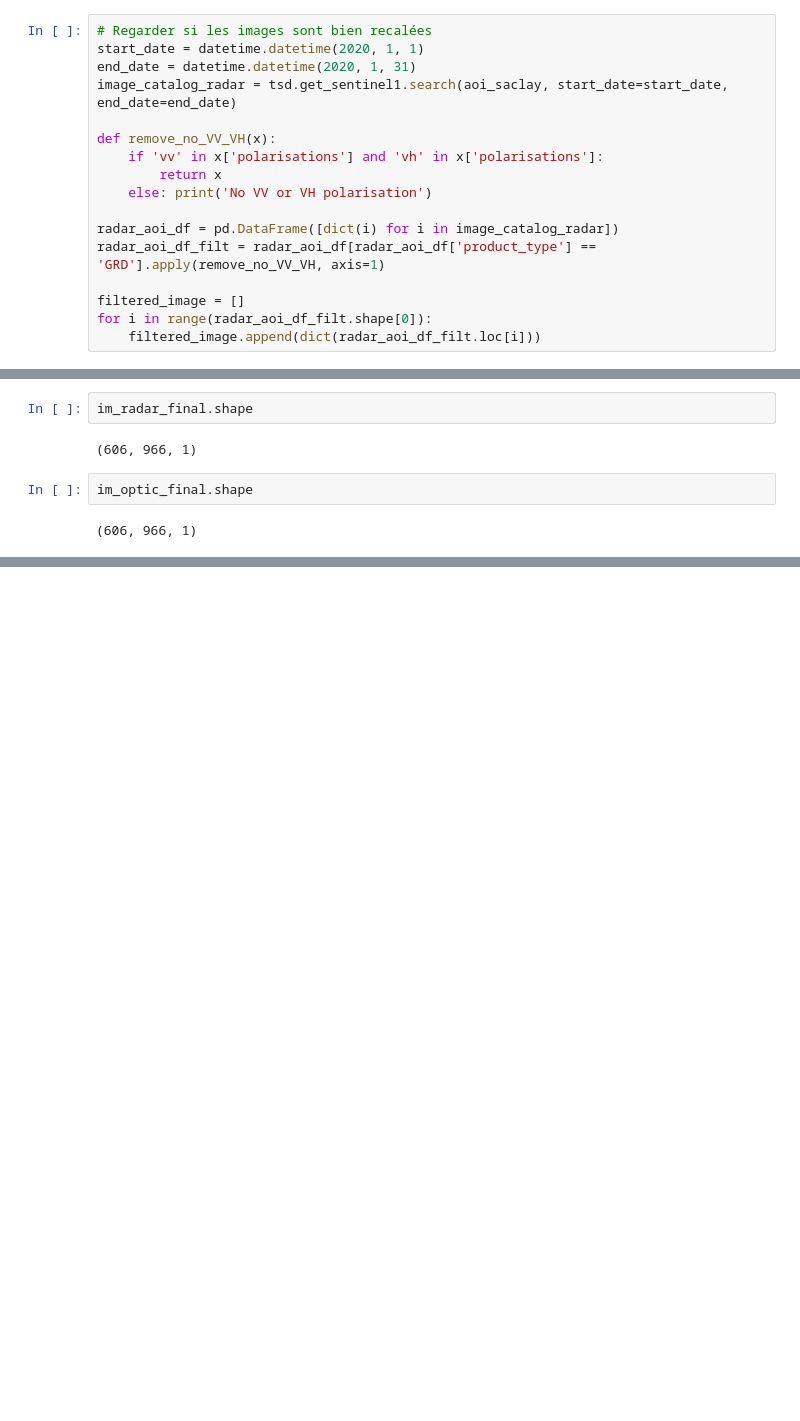
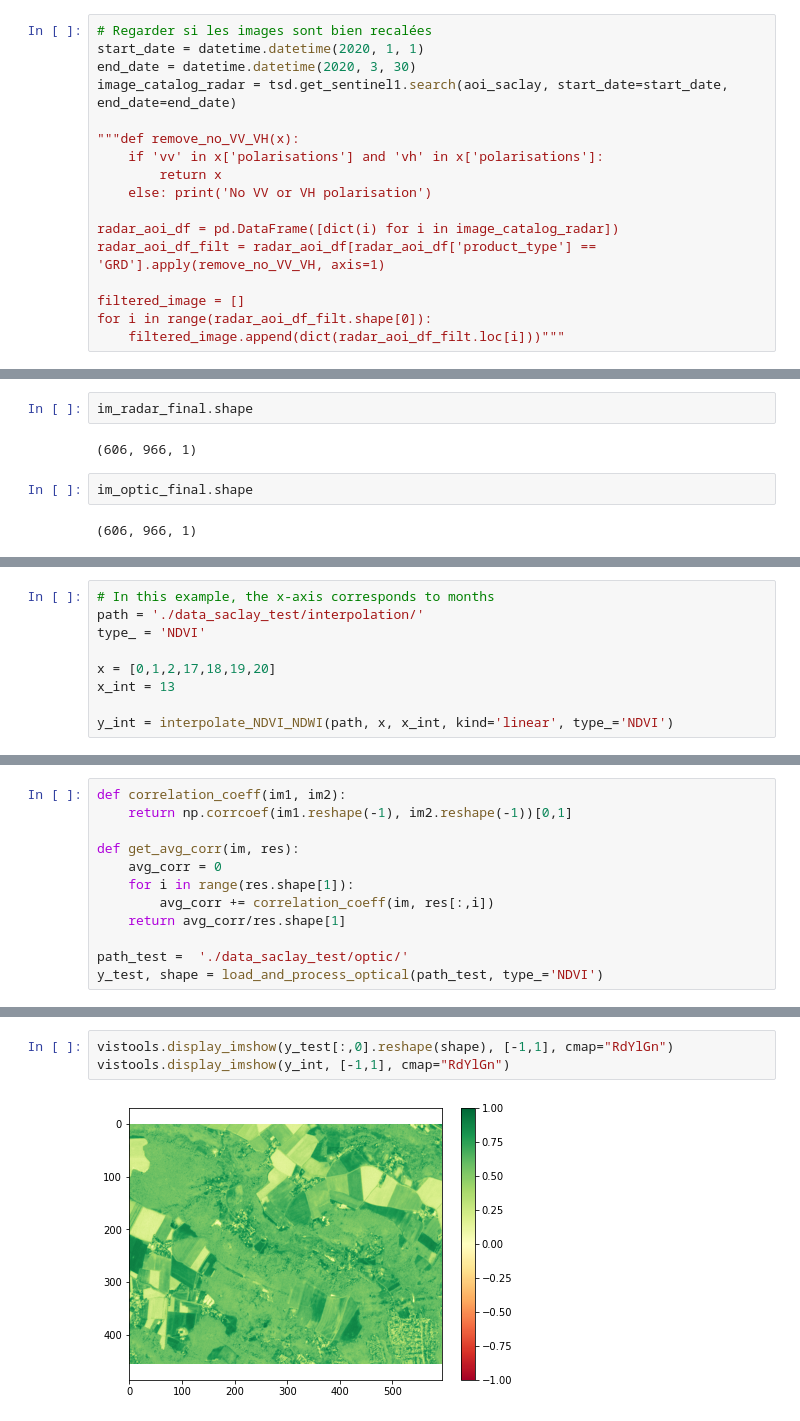
Before and after one commit to emilecohen/satellite-NDVI-prediction, a Jupyter notebook: data_discovery.ipynb, the cells around one changed output, grey strips where cells are left out. Cells and saved outputs as stored; diff of their text form; blank space fills up the shorter version.

```diff
--- a/data_discovery.ipynb
+++ b/data_discovery.ipynb
@@ -206,10 +199,10 @@ data_saclay/optic/2020-01-21_sentinel-2_B08.tif
 # %%
 # Regarder si les images sont bien recalées
 start_date = datetime.datetime(2020, 1, 1)
-end_date = datetime.datetime(2020, 1, 31)
+end_date = datetime.datetime(2020, 3, 30)
 image_catalog_radar = tsd.get_sentinel1.search(aoi_saclay, start_date=start_date, end_date=end_date)
 
-def remove_no_VV_VH(x):
+"""def remove_no_VV_VH(x):
     if 'vv' in x['polarisations'] and 'vh' in x['polarisations']:
         return x
     else: print('No VV or VH polarisation')
@@ -219,6 +212,6 @@ radar_aoi_df_filt = radar_aoi_df[radar_aoi_df['product_type'] == 'GRD'].apply(re
 
 filtered_image = []
 for i in range(radar_aoi_df_filt.shape[0]):
-    filtered_image.append(dict(radar_aoi_df_filt.loc[i]))
+    filtered_image.append(dict(radar_aoi_df_filt.loc[i]))"""
 # %% [output]
 tsd-default-user b3c5e714034282ea5c
@@ -301,0 +382,9 @@ vistools.display_imshow(im_NDWI, [-1,1], cmap="jet")
+# %%
+# In this example, the x-axis corresponds to months
+path = './data_saclay_test/interpolation/'
+type_ = 'NDVI'
+
+x = [0,1,2,17,18,19,20]
+x_int = 13
+
+y_int = interpolate_NDVI_NDWI(path, x, x_int, kind='linear', type_='NDVI')
@@ -301,0 +393,12 @@ vistools.display_imshow(im_NDWI, [-1,1], cmap="jet")
+# %%
+def correlation_coeff(im1, im2):
+    return np.corrcoef(im1.reshape(-1), im2.reshape(-1))[0,1]
+
+def get_avg_corr(im, res):
+    avg_corr = 0
+    for i in range(res.shape[1]):
+        avg_corr += correlation_coeff(im, res[:,i])
+    return avg_corr/res.shape[1]
+
+path_test =  './data_saclay_test/optic/'
+y_test, shape = load_and_process_optical(path_test, type_='NDVI')
@@ -301,0 +413,5 @@ vistools.display_imshow(im_NDWI, [-1,1], cmap="jet")
+# %%
+vistools.display_imshow(y_test[:,0].reshape(shape), [-1,1], cmap="RdYlGn")
+vistools.display_imshow(y_int, [-1,1], cmap="RdYlGn")
+# %% [output]
+[figure, added]
```
Also changed, not shown: parts of 38 cells of this notebook, 1 other file.
